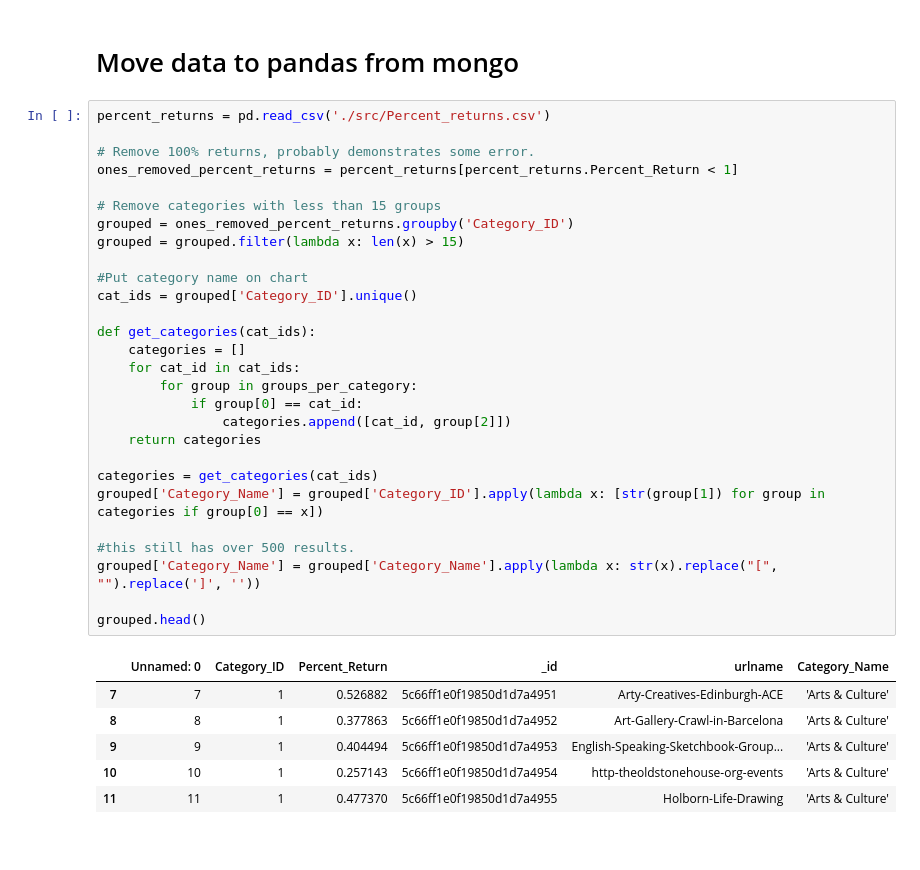
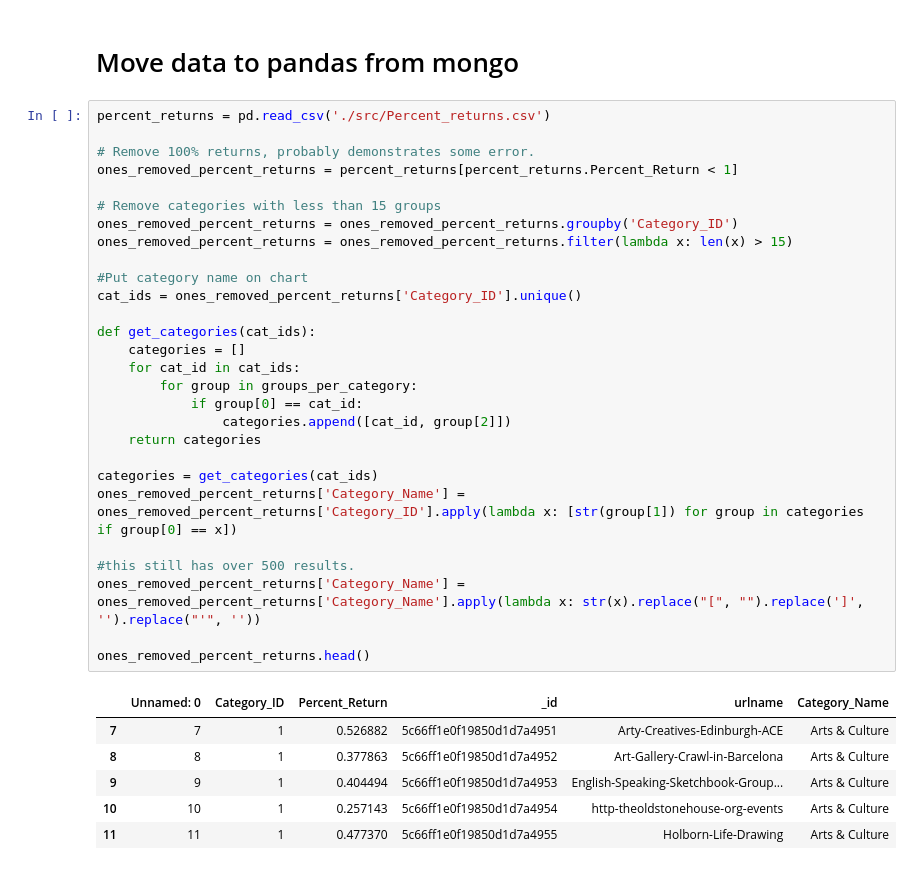
Before and after one commit to Jesse-Kerr/meetup_retentions, a Jupyter notebook: meetup.ipynb, the cells around one changed output. Cells and saved outputs as stored; diff of their text form.

```diff
--- a/meetup.ipynb
+++ b/meetup.ipynb
@@ -254,36 +255,36 @@ did_they_come_back()
 # %%
 percent_returns = pd.read_csv('./src/Percent_returns.csv')
 
 # Remove 100% returns, probably demonstrates some error.
 ones_removed_percent_returns = percent_returns[percent_returns.Percent_Return < 1]
 
 # Remove categories with less than 15 groups
-grouped = ones_removed_percent_returns.groupby('Category_ID')
-grouped = grouped.filter(lambda x: len(x) > 15)
+ones_removed_percent_returns = ones_removed_percent_returns.groupby('Category_ID')
+ones_removed_percent_returns = ones_removed_percent_returns.filter(lambda x: len(x) > 15)
 
 #Put category name on chart
-cat_ids = grouped['Category_ID'].unique()
+cat_ids = ones_removed_percent_returns['Category_ID'].unique()
 
 def get_categories(cat_ids):
     categories = []
     for cat_id in cat_ids:
         for group in groups_per_category:
             if group[0] == cat_id:
                 categories.append([cat_id, group[2]])
     return categories
 
 categories = get_categories(cat_ids)
-grouped['Category_Name'] = grouped['Category_ID'].apply(lambda x: [str(group[1]) for group in categories if group[0] == x])
+ones_removed_percent_returns['Category_Name'] = ones_removed_percent_returns['Category_ID'].apply(lambda x: [str(group[1]) for group in categories if group[0] == x])
 
 #this still has over 500 results.
-grouped['Category_Name'] = grouped['Category_Name'].apply(lambda x: str(x).replace("[", "").replace(']', ''))
+ones_removed_percent_returns['Category_Name'] = ones_removed_percent_returns['Category_Name'].apply(lambda x: str(x).replace("[", "").replace(']', '').replace("'", ''))
 
-grouped.head()
+ones_removed_percent_returns.head()
 # %% [output]
 |  | Unnamed: 0 | Category_ID | Percent_Return | _id | urlname | Category_Name |
-| 7 | 7 | 1 | 0.526882 | 5c66ff1e0f19850d1d7a4951 | Arty-Creatives-Edinburgh-ACE | 'Arts & Culture' |
-| 8 | 8 | 1 | 0.377863 | 5c66ff1e0f19850d1d7a4952 | Art-Gallery-Crawl-in-Barcelona | 'Arts & Culture' |
-| 9 | 9 | 1 | 0.404494 | 5c66ff1e0f19850d1d7a4953 | English-Speaking-Sketchbook-Group... | 'Arts & Culture' |
-| 10 | 10 | 1 | 0.257143 | 5c66ff1e0f19850d1d7a4954 | http-theoldstonehouse-org-events | 'Arts & Culture' |
-| 11 | 11 | 1 | 0.477370 | 5c66ff1e0f19850d1d7a4955 | Holborn-Life-Drawing | 'Arts & Culture' |
+| 7 | 7 | 1 | 0.526882 | 5c66ff1e0f19850d1d7a4951 | Arty-Creatives-Edinburgh-ACE | Arts & Culture |
+| 8 | 8 | 1 | 0.377863 | 5c66ff1e0f19850d1d7a4952 | Art-Gallery-Crawl-in-Barcelona | Arts & Culture |
+| 9 | 9 | 1 | 0.404494 | 5c66ff1e0f19850d1d7a4953 | English-Speaking-Sketchbook-Group... | Arts & Culture |
+| 10 | 10 | 1 | 0.257143 | 5c66ff1e0f19850d1d7a4954 | http-theoldstonehouse-org-events | Arts & Culture |
+| 11 | 11 | 1 | 0.477370 | 5c66ff1e0f19850d1d7a4955 | Holborn-Life-Drawing | Arts & Culture |
 # %%
```
Also changed, not shown: parts of 7 cells of this notebook, 3 other files.
